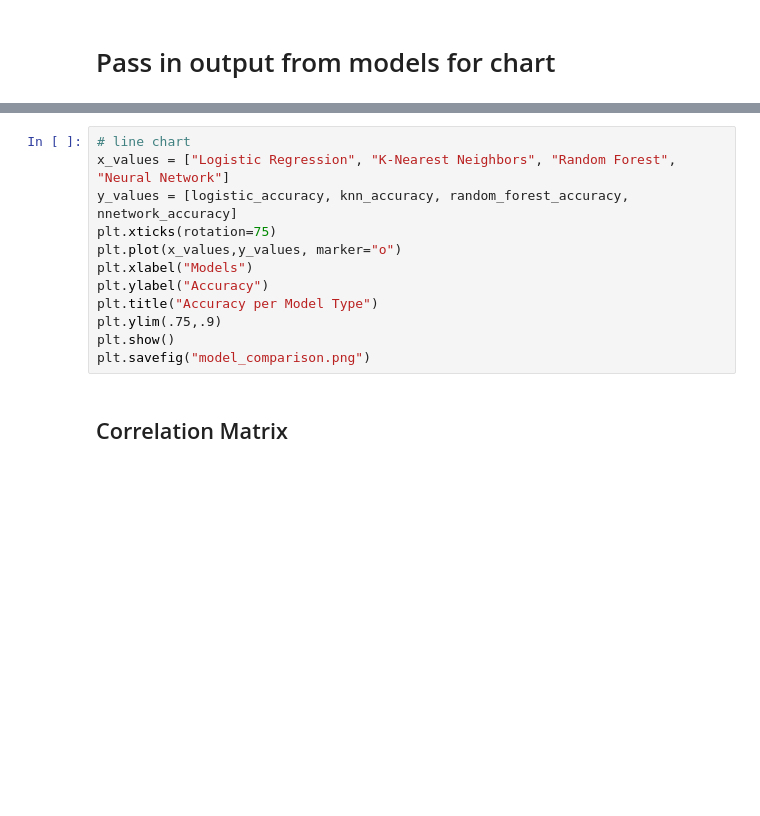
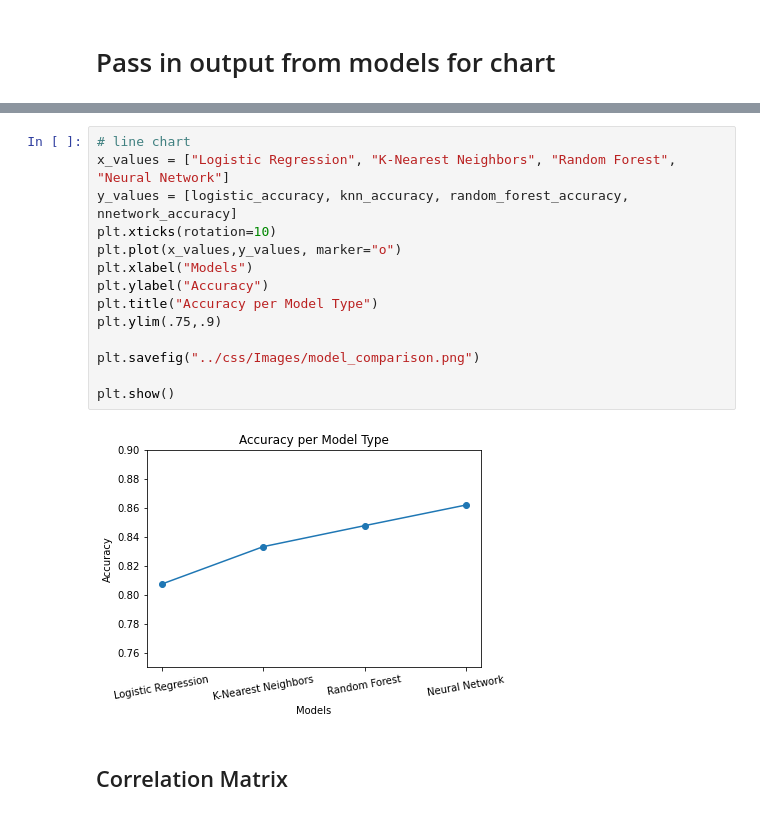
Before and after one commit to yonis-hub/ml_income_predicton, a Jupyter notebook: static/data/Machine Learning Models.ipynb, the cells around one changed output, grey strips where cells are left out. Drawn from its saved outputs; the diff is of its cells as text; blank space fills up the shorter version.

```diff
--- a/static/data/Machine Learning Models.ipynb
+++ b/static/data/Machine Learning Models.ipynb
@@ -495,15 +554,19 @@ print(f"Neural Network Accuracy: {nnetwork_accuracy}")
 # %%
 # line chart
 x_values = ["Logistic Regression", "K-Nearest Neighbors", "Random Forest", "Neural Network"]
 y_values = [logistic_accuracy, knn_accuracy, random_forest_accuracy, nnetwork_accuracy]
-plt.xticks(rotation=75)
+plt.xticks(rotation=10)
 plt.plot(x_values,y_values, marker="o")
 plt.xlabel("Models")
 plt.ylabel("Accuracy")
 plt.title("Accuracy per Model Type")
 plt.ylim(.75,.9)
+
+plt.savefig("../css/Images/model_comparison.png")
+
 plt.show()
-plt.savefig("model_comparison.png")
+# %% [output]
+[figure, added]
 # %% [markdown]
 ## Correlation Matrix
 # %%
```
Also changed, not shown: parts of 62 cells of this notebook, 13 other files.
